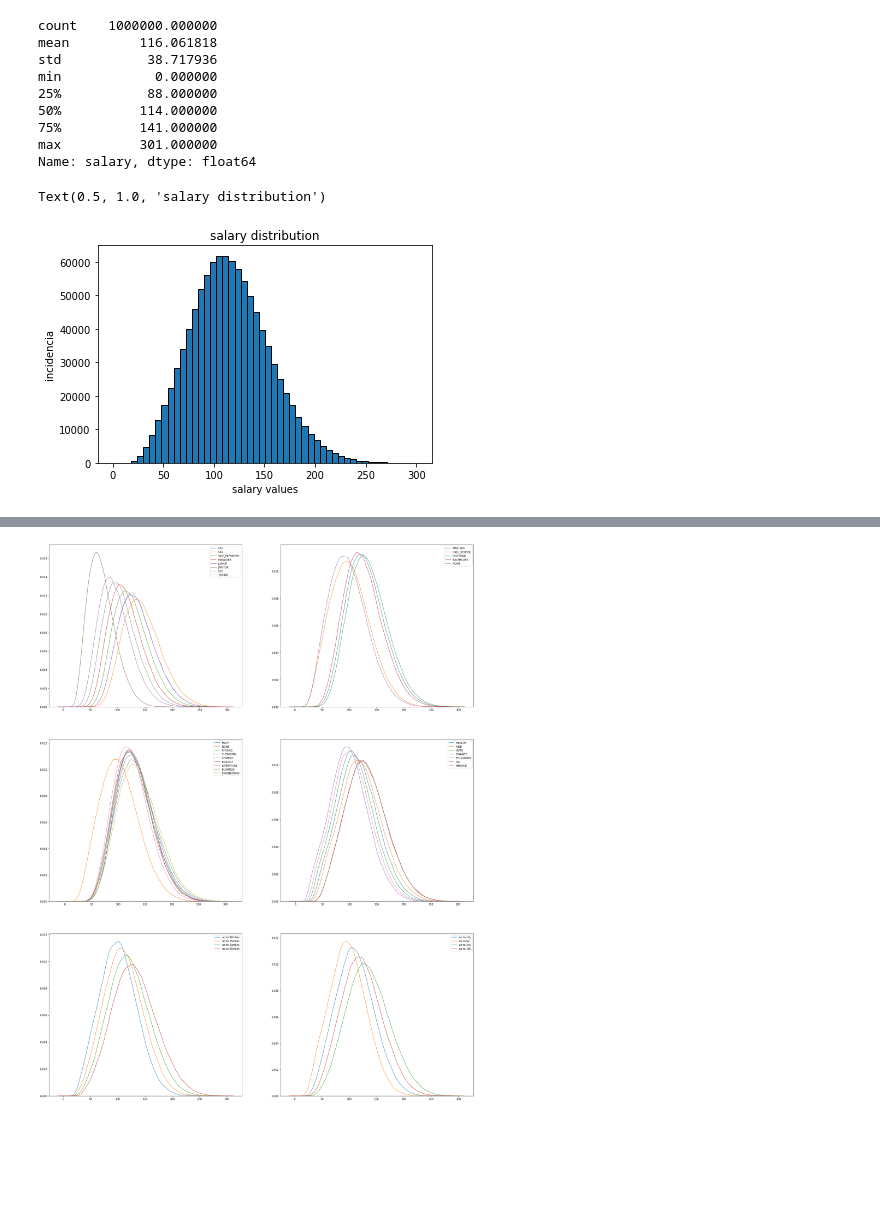
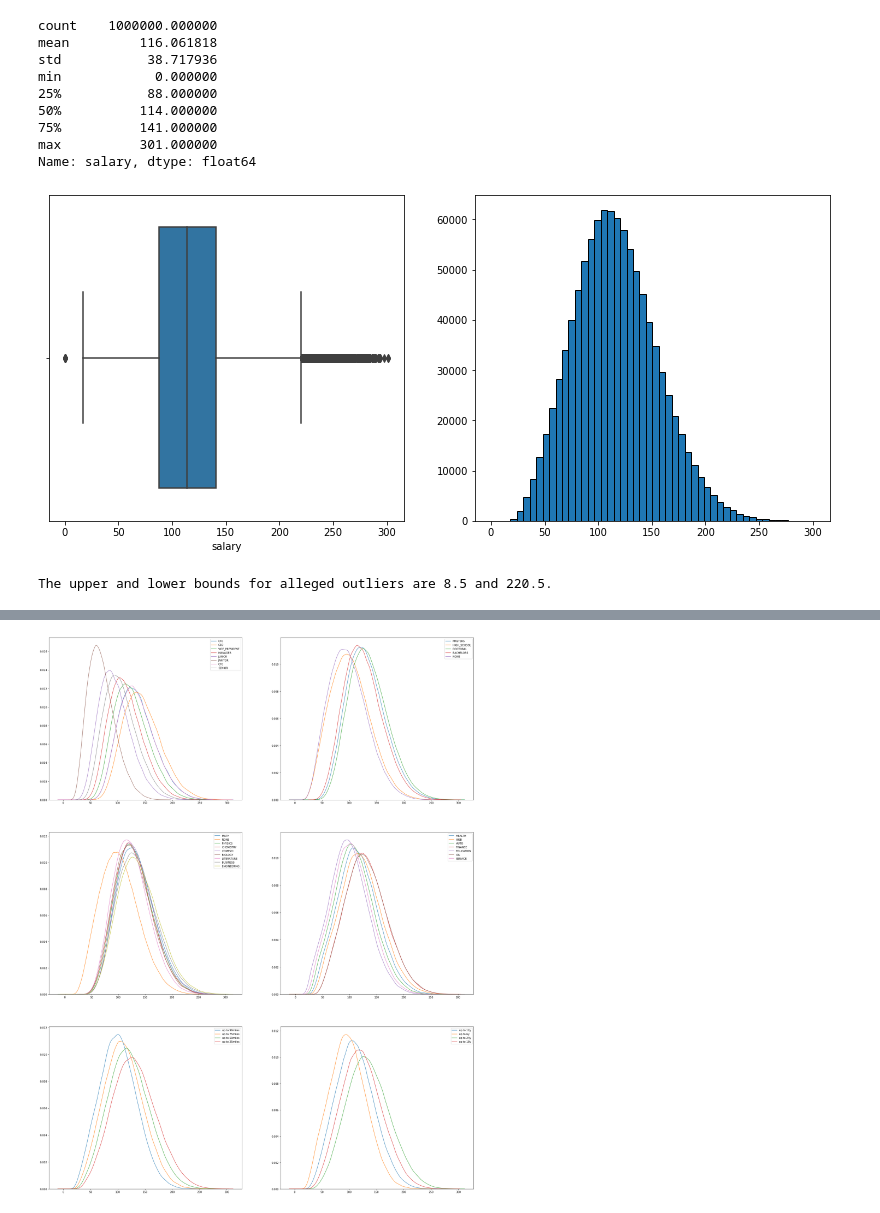
Before and after one commit to clachevv/analise-salarial, a Jupyter notebook: 00_notebook.ipynb, the cells around one changed output, grey strips where cells are left out. Cells and saved outputs as stored; diff of their text form; code cells hidden in the pictures; blank space fills up the shorter version.

```diff
--- a/00_notebook.ipynb
+++ b/00_notebook.ipynb
@@ -113,11 +117,24 @@ min            0.000000
 75%          141.000000
 max          301.000000
 Name: salary, dtype: float64
-# %%
-plt.hist(target_df['salary'], bins =50, edgecolor = 'k')
-plt.ylabel('incidencia')
-plt.xlabel('salary values')
-plt.title('salary distribution')
-# %% [output]
-Text(0.5, 1.0, 'salary distribution')
-[figure, removed]
+# %%
+plt.figure(figsize = (14, 6))
+plt.subplot(1,2,1)
+sns.boxplot(target_df.salary)
+plt.subplot(1,2,2)
+plt.hist(target_df['salary'], bins =50, edgecolor = 'k')
+plt.show()
+# %% [output]
+[figure, added]
+# %%
+Q1 = merged['salary'].describe()['25%']
+Q3 = merged['salary'].describe()['75%']
+
+#interquartile range
+IQR = Q3 - Q1
+
+#Remove Outliers
+merged = merged[(merged['salary'] > (Q1 - 3*IQR)) & (merged['salary'] < (Q3 + 3*IQR))]
+print('The upper and lower bounds for alleged outliers are {} and {}.'.format((Q1-1.5*IQR), (Q3+1.5*IQR)))
+# %% [output]
+The upper and lower bounds for alleged outliers are 8.5 and 220.5.
```
Also changed, not shown: parts of 23 cells of this notebook.
